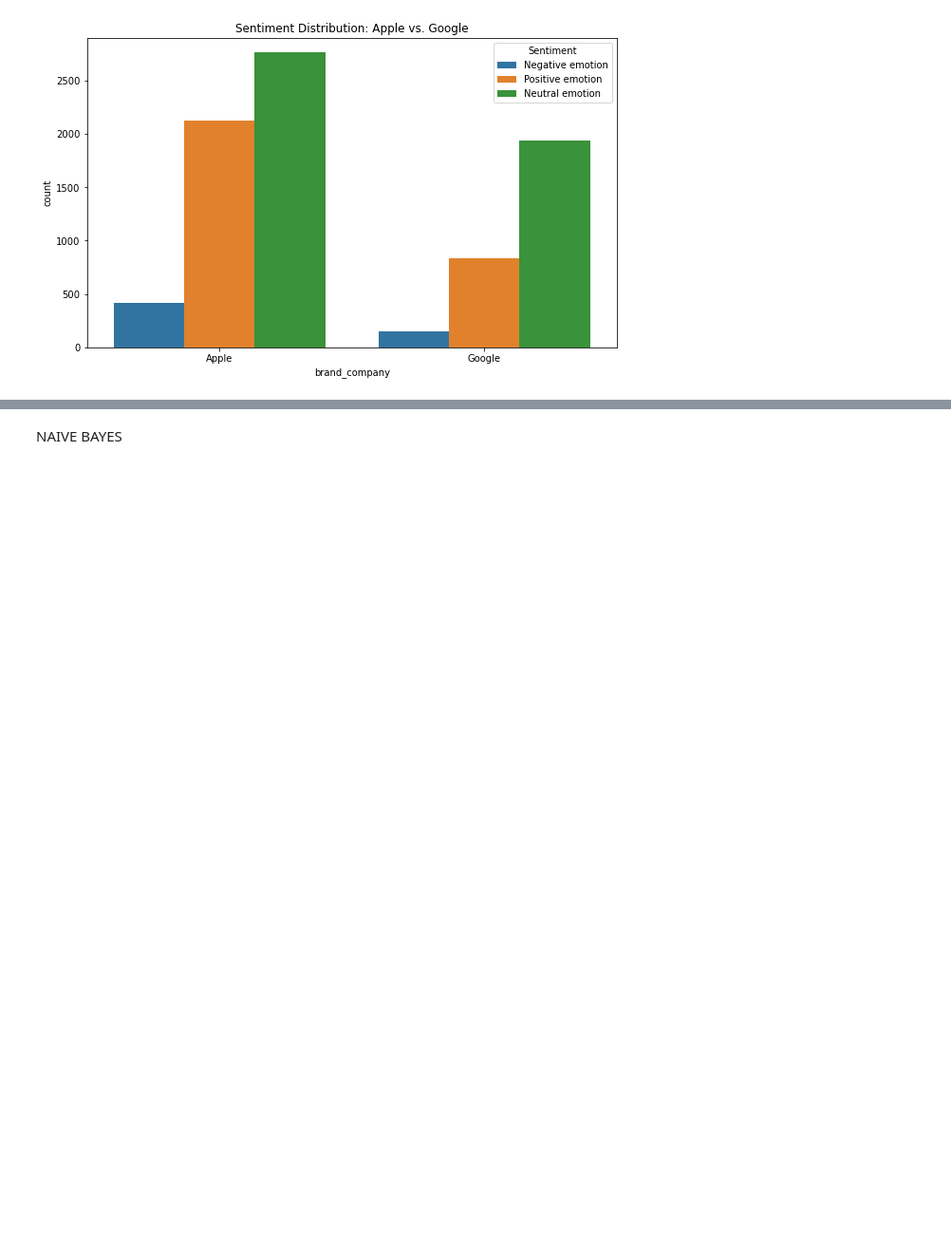
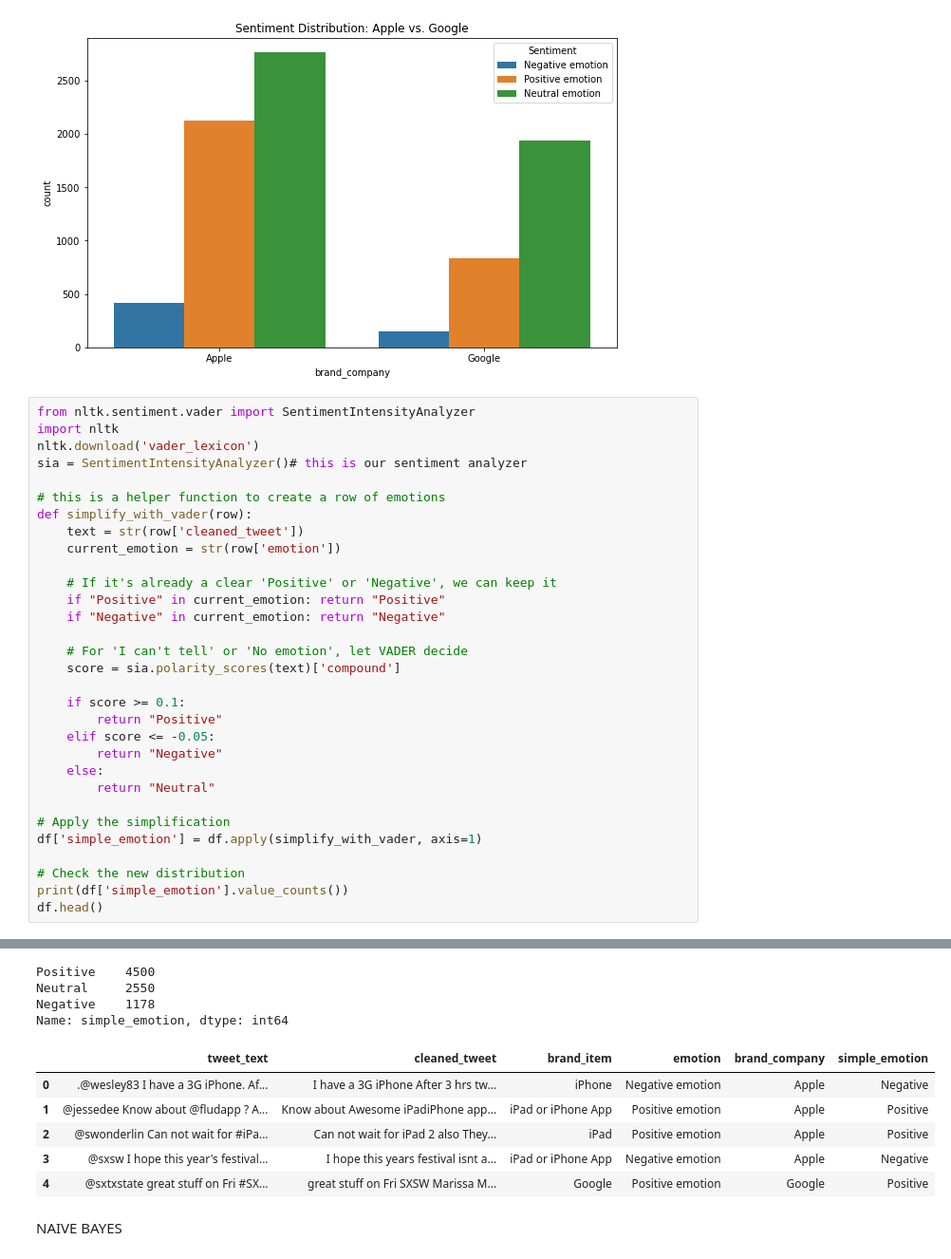
Before and after one commit to isabellasiele/NLP-Project, a Jupyter notebook: index.ipynb, the cells around one changed output, grey strips where cells are left out. Shown at 95% size. Saved outputs shown, nothing was run; the diff lists cells and outputs as text; blank space fills up the shorter version.

```diff
--- a/index.ipynb
+++ b/index.ipynb
@@ -399,3 +399,35 @@ plt.legend(title='Sentiment', loc='upper right')
 plt.show()
 # %% [output]
 [figure]
+# %%
+from nltk.sentiment.vader import SentimentIntensityAnalyzer
+import nltk
+nltk.download('vader_lexicon')
+sia = SentimentIntensityAnalyzer()# this is our sentiment analyzer
+
+# this is a helper function to create a row of emotions
+def simplify_with_vader(row):
+    text = str(row['cleaned_tweet'])
+    current_emotion = str(row['emotion'])
+
+    # If it's already a clear 'Positive' or 'Negative', we can keep it
+    if "Positive" in current_emotion: return "Positive"
+    if "Negative" in current_emotion: return "Negative"
+
+    # For 'I can't tell' or 'No emotion', let VADER decide
+    score = sia.polarity_scores(text)['compound']
+
+    if score >= 0.1:
+        return "Positive"
+    elif score <= -0.05:
+        return "Negative"
+    else:
+        return "Neutral"
+
+# Apply the simplification
+df['simple_emotion'] = df.apply(simplify_with_vader, axis=1)
+
+# Check the new distribution
+print(df['simple_emotion'].value_counts())
+df.head()
+# %% [output]
@@ -402,3 +436,13 @@ plt.show()
+Positive    4500
+Neutral     2550
+Negative    1178
+Name: simple_emotion, dtype: int64
+|  | tweet_text | cleaned_tweet | brand_item | emotion | brand_company | simple_emotion |
+| 0 | .@wesley83 I have a 3G iPhone. Af... | I have a 3G iPhone After 3 hrs tw... | iPhone | Negative emotion | Apple | Negative |
+| 1 | @jessedee Know about @fludapp ? A... | Know about Awesome iPadiPhone app... | iPad or iPhone App | Positive emotion | Apple | Positive |
+| 2 | @swonderlin Can not wait for #iPa... | Can not wait for iPad 2 also They... | iPad | Positive emotion | Apple | Positive |
+| 3 | @sxsw I hope this year's festival... | I hope this years festival isnt a... | iPad or iPhone App | Negative emotion | Apple | Negative |
+| 4 | @sxtxstate great stuff on Fri #SX... | great stuff on Fri SXSW Marissa M... | Google | Positive emotion | Google | Positive |
 # %% [markdown]
 NAIVE BAYES
 # %%
```
Also changed, not shown: parts of 10 cells of this notebook.
